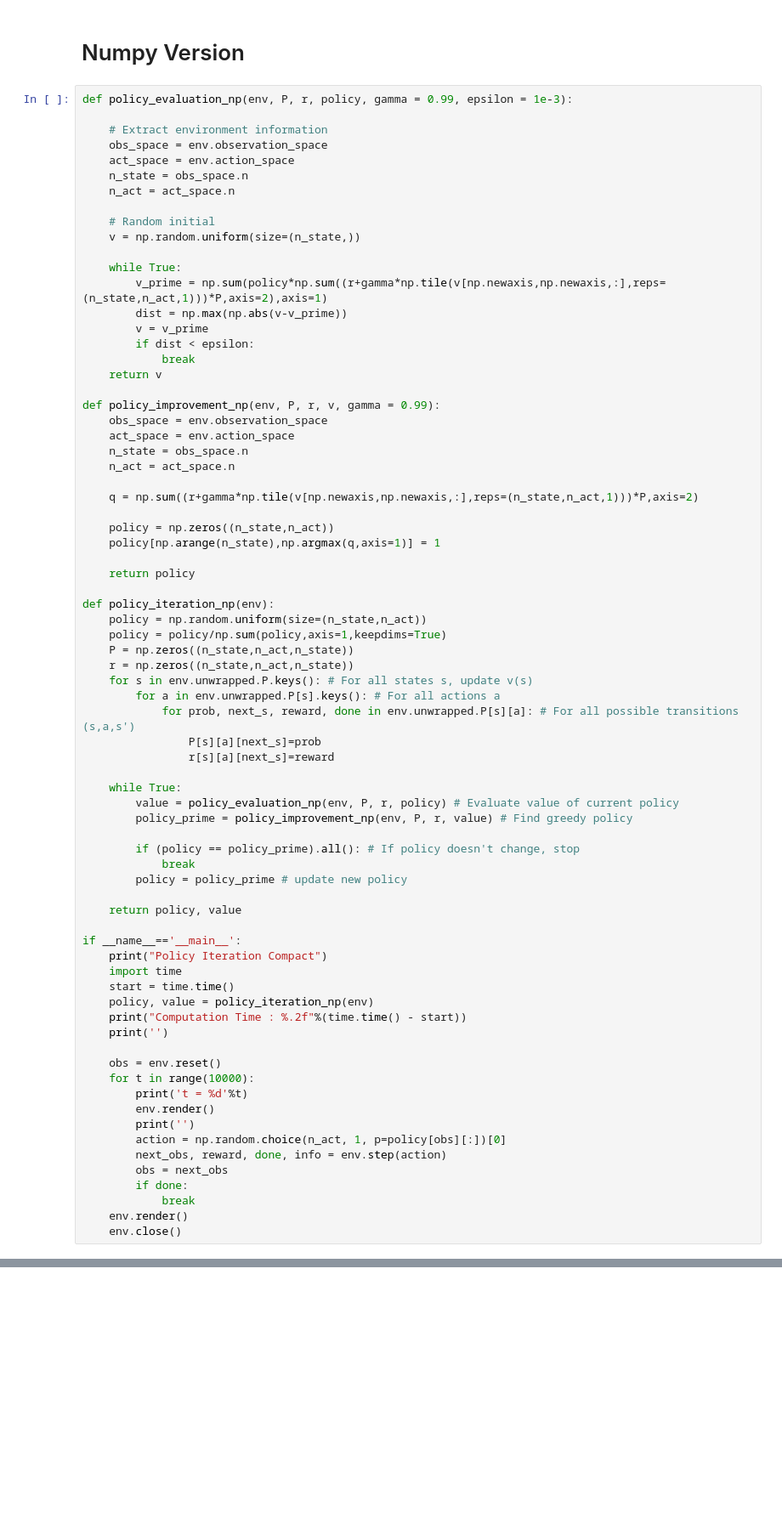
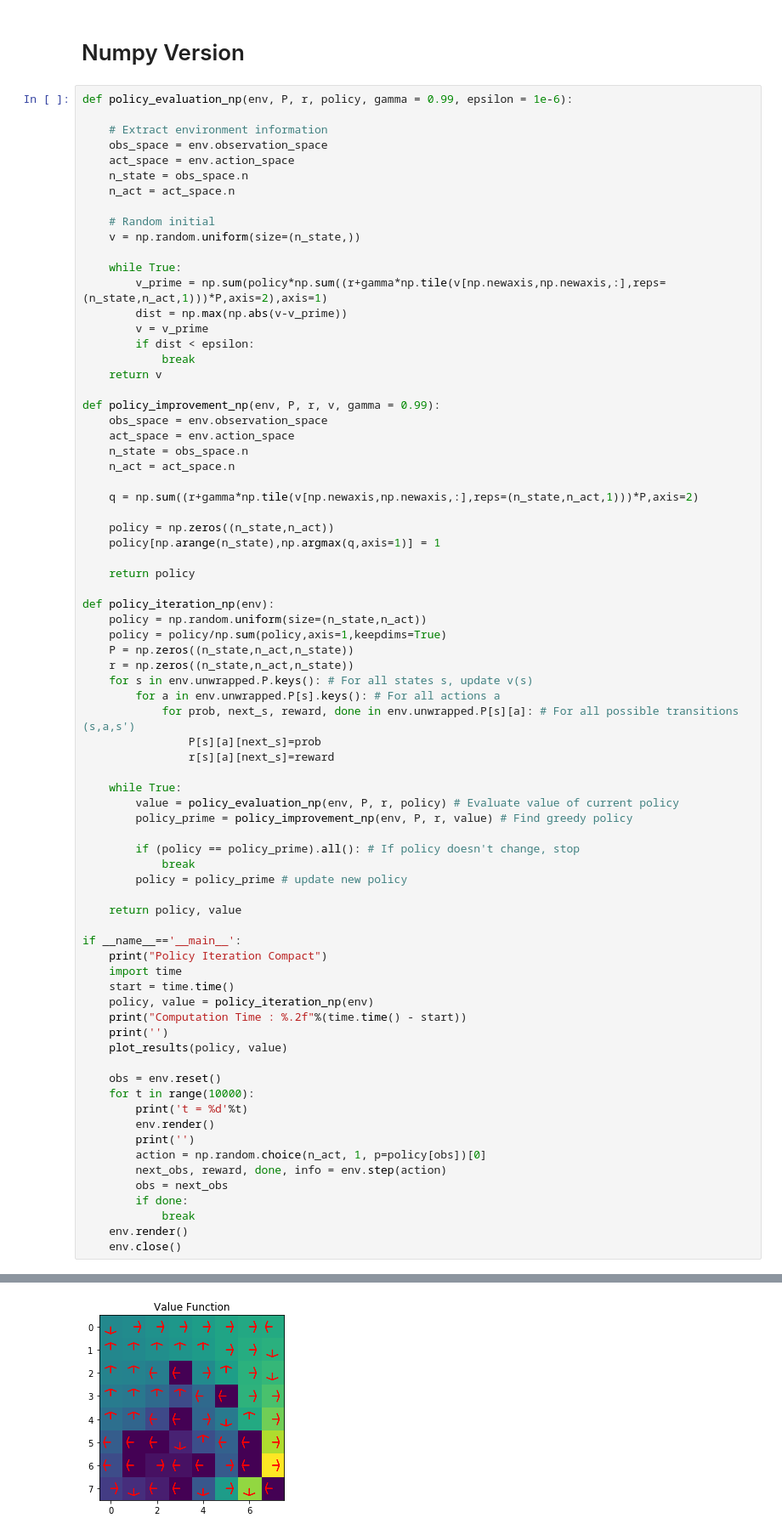
Before and after one commit to rllab-snu/Deep-Reinforcement-Learning, a Jupyter notebook: codes/week02/policy_iteration.ipynb, the cells around one changed output, grey strips where cells are left out. Shown at 85% size. Cells and saved outputs as stored; diff of their text form; blank space fills up the shorter version.

```diff
--- a/codes/week02/policy_iteration.ipynb
+++ b/codes/week02/policy_iteration.ipynb
@@ -244,7 +243,7 @@ FFFHFFFG
 # %% [markdown]
 # Numpy Version
 # %%
-def policy_evaluation_np(env, P, r, policy, gamma = 0.99, epsilon = 1e-3):
+def policy_evaluation_np(env, P, r, policy, gamma = 0.99, epsilon = 1e-6):
 
     # Extract environment information
     obs_space = env.observation_space
@@ -304,13 +303,14 @@ if __name__=='__main__':
     policy, value = policy_iteration_np(env)
     print("Computation Time : %.2f"%(time.time() - start))
     print('')
+    plot_results(policy, value)
 
     obs = env.reset()
     for t in range(10000):
         print('t = %d'%t)
         env.render()
         print('')
-        action = np.random.choice(n_act, 1, p=policy[obs][:])[0]
+        action = np.random.choice(n_act, 1, p=policy[obs])[0]
         next_obs, reward, done, info = env.step(action)
         obs = next_obs
         if done:
@@ -337,0 +323 @@ FFFHFFFG
+[figure, added]
```
Also changed, not shown: parts of 8 cells of this notebook.
